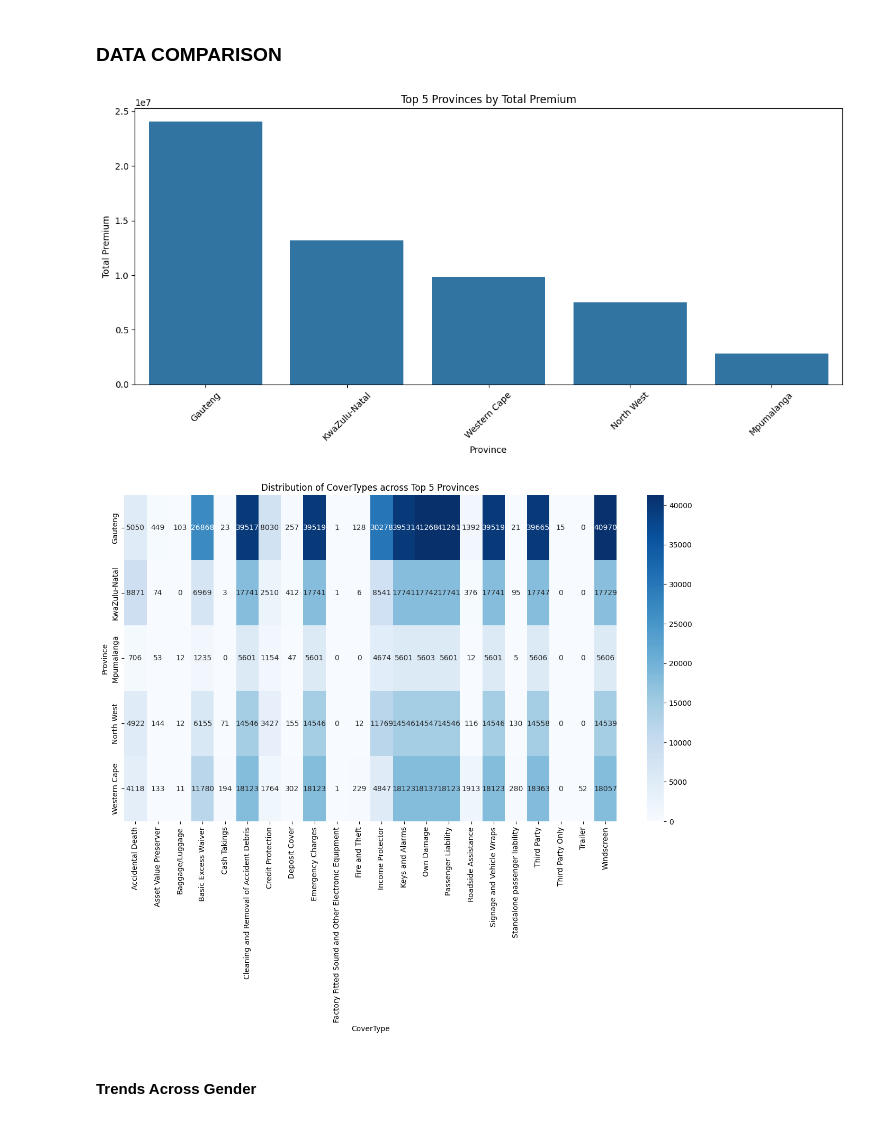
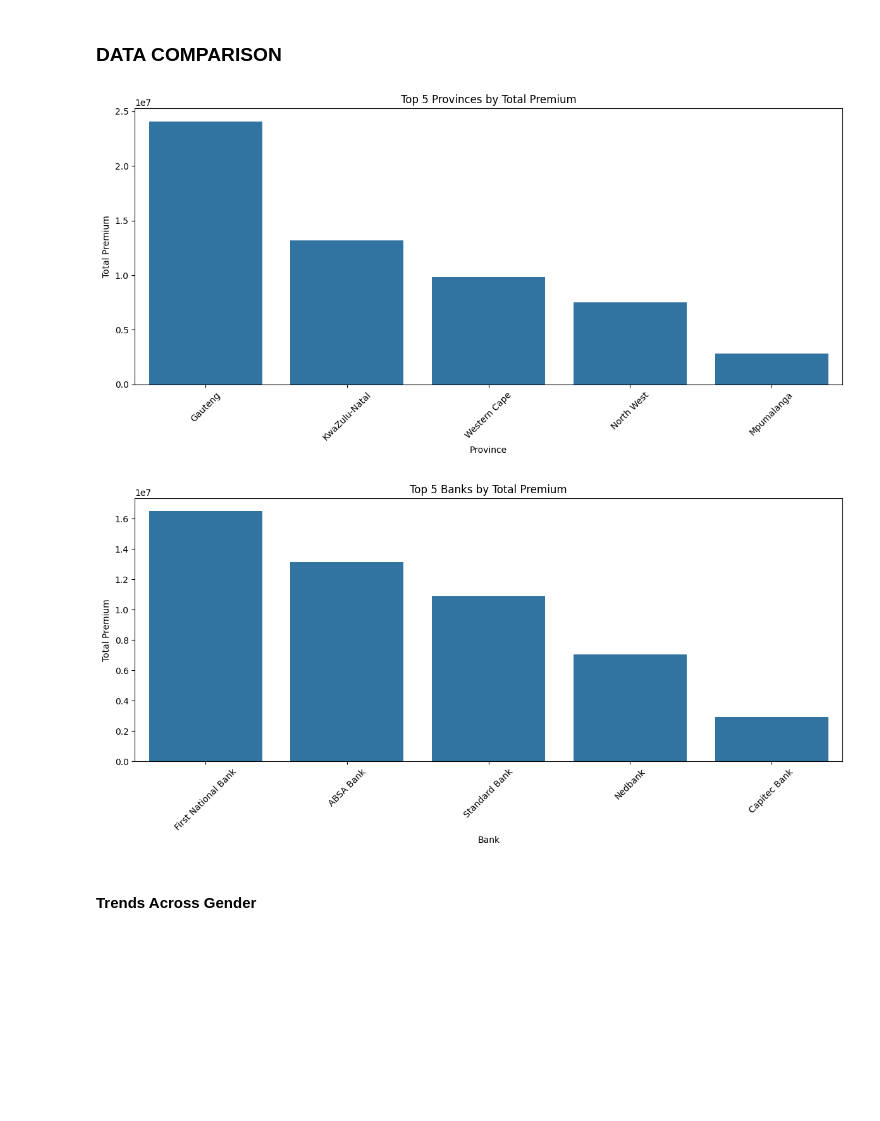
Before and after one commit to rinamoh/Kifiya-AIM-Week_3, a Jupyter notebook: notebooks/EDA.ipynb, the cells around one changed output. Drawn from its saved outputs; the diff is of its cells as text; code cells hidden in the pictures; blank space fills up the shorter version.

Commit message:
Added Bank and Postal Code for Analysis

```diff
--- a/notebooks/EDA.ipynb
+++ b/notebooks/EDA.ipynb
@@ -168,28 +179,30 @@ plt.show()
 # %%
 # Top 5 provinces by TotalPremium
 top_provinces = df.groupby('Province')['TotalPremium'].sum().sort_values(ascending=False).head(5)
 
 plt.figure(figsize=(12, 6))
 sns.barplot(x=top_provinces.index, y=top_provinces.values)
 plt.title('Top 5 Provinces by Total Premium')
 plt.xlabel('Province')
 plt.ylabel('Total Premium')
 plt.xticks(rotation=45)
 plt.tight_layout()
 plt.show()
 
-# Distribution of CoverTypes across top 5 provinces
-cover_type_counts = df[df['Province'].isin(top_provinces.index)].groupby(['Province', 'CoverType']).size().unstack().fillna(0)
+# Top 5 Banks by TotalPremium
+top_provinces = df.groupby('Bank')['TotalPremium'].sum().sort_values(ascending=False).head(5)
 
-plt.figure(figsize=(15, 8))
-sns.heatmap(cover_type_counts, cmap='Blues', annot=True, fmt='.0f')
-plt.title('Distribution of CoverTypes across Top 5 Provinces')
-plt.xlabel('CoverType')
-plt.ylabel('Province')
+plt.figure(figsize=(12, 6))
+sns.barplot(x=top_provinces.index, y=top_provinces.values)
+plt.title('Top 5 Banks by Total Premium')
+plt.xlabel('Bank')
+plt.ylabel('Total Premium')
+plt.xticks(rotation=45)
+plt.tight_layout()
 plt.show()
 # %% [output]
 [figure]
-[figure, old version]
+[figure, new version]
 # %% [markdown]
 #### Trends Across Gender
 # %%
```
Also changed, not shown: parts of 3 cells of this notebook.
